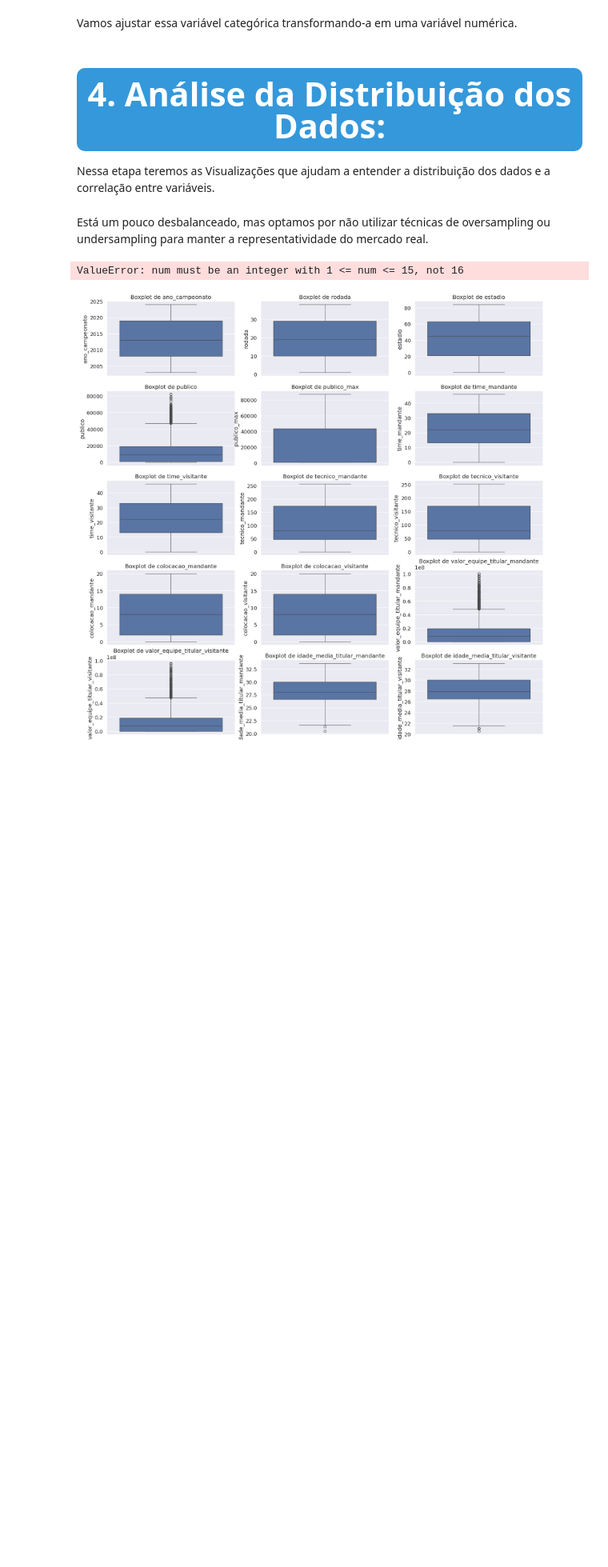
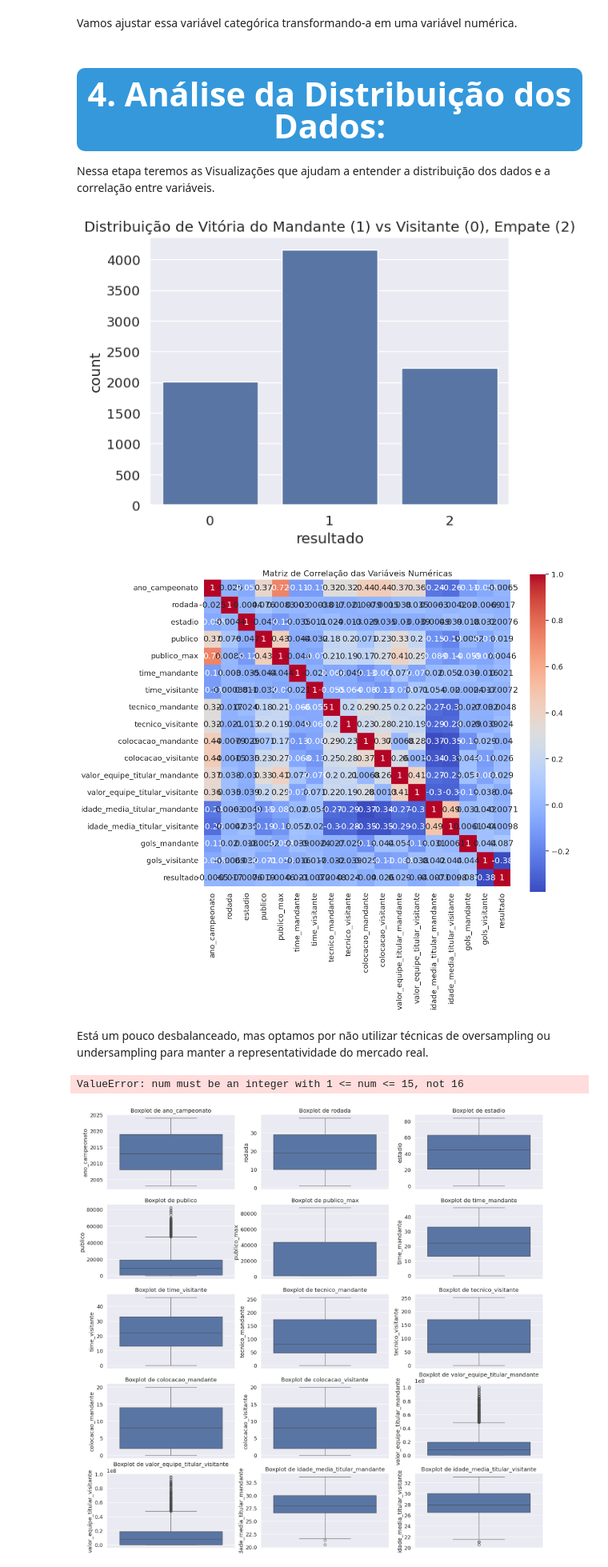
Before and after one commit to RodrigoMarenda/Sports_Predictions, a Jupyter notebook: notebooks/Sports_Predctions.ipynb, the cells around one changed output. Shown at 80% size. Cells and saved outputs as stored; diff of their text form; code cells hidden in the pictures; blank space fills up the shorter version.

```diff
--- a/notebooks/Sports_Predctions.ipynb
+++ b/notebooks/Sports_Predctions.ipynb
@@ -383,28 +374,26 @@ Vamos ajustar essa variável categórica transformando-a em uma variável numér
 
 Nessa etapa teremos as Visualizações que ajudam a entender a distribuição dos dados e a correlação entre variáveis.
 # %%
-# Analisando a distribuição do público
-sns.histplot(df_selecionado['publico'], kde=True)
-plt.title('Distribuição do Público')
-plt.show()
-
 # Verificando a distribuição do resultado da partida (vencedor)
 sns.countplot(x='resultado', data=df_selecionado)
 plt.title('Distribuição de Vitória do Mandante (1) vs Visitante (0), Empate (2)')
 plt.show()
 
 # Verificando a correlação entre as variáveis numéricas
 # Selecionando apenas as colunas numéricas para a matriz de correlação
 df_numerico = df_selecionado.select_dtypes(include=[np.number])
 
 # Verificando a correlação entre as variáveis numéricas
 corr_matrix = df_numerico.corr()
 
 # Exibindo a matriz de correlação com um heatmap
 plt.figure(figsize=(12, 10))
 sns.heatmap(corr_matrix, annot=True, cmap='coolwarm', square=True)
 plt.title('Matriz de Correlação das Variáveis Numéricas')
 plt.show()
+# %% [output]
+[figure, added]
+[figure, added]
 # %% [markdown]
 Está um pouco desbalanceado, mas optamos por não utilizar técnicas de oversampling ou undersampling para manter a representatividade do mercado real.
 # %%
```
Also changed, not shown: parts of 16 cells of this notebook.
